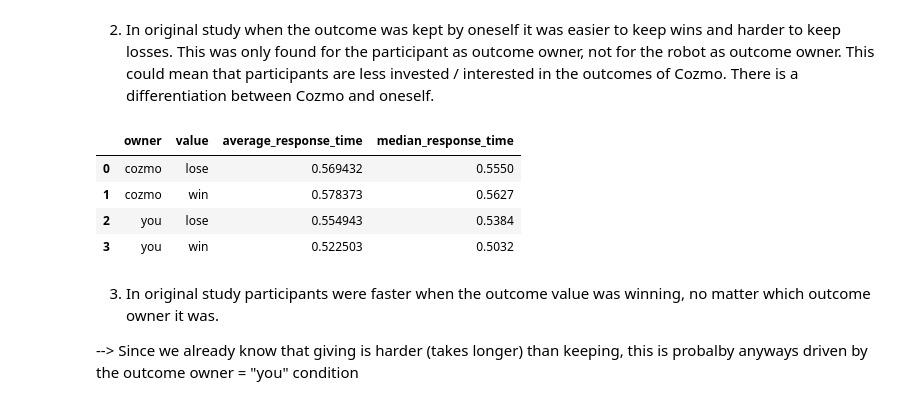
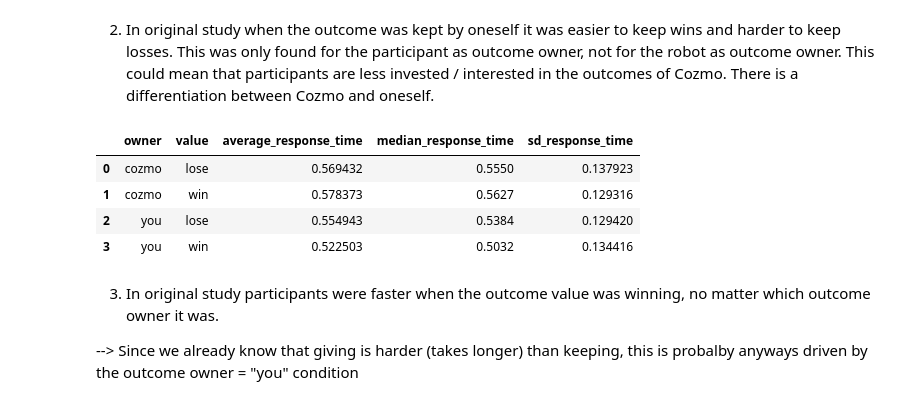
Before and after one commit to anjaghub/master_thesis, a Jupyter notebook: analysis.ipynb, the cells around one changed output. Drawn from its saved outputs; the diff is of its cells as text; code cells hidden in the pictures.

```diff
--- a/analysis.ipynb
+++ b/analysis.ipynb
@@ -312,13 +312,13 @@ plt.show()
 2. In original study when the outcome was kept by oneself it was easier to keep wins and harder to keep losses. This was only found for the participant as outcome owner, not for the robot as outcome owner. This could mean that participants are less invested / interested in the outcomes of Cozmo. There is a differentiation between Cozmo and oneself.
 # %%
 # Group by owner, value
-data.groupby(['owner', 'value']).agg(average_response_time=('owner_confirm_rt', 'mean'), median_response_time=('owner_confirm_rt', 'median')).reset_index()
+data.groupby(['owner', 'value']).agg(average_response_time=('owner_confirm_rt', 'mean'), median_response_time=('owner_confirm_rt', 'median'), sd_response_time = ('owner_confirm_rt', 'std')).reset_index()
 # %% [output]
-|  | owner | value | average_response_time | median_response_time |
-| 0 | cozmo | lose | 0.569432 | 0.5550 |
-| 1 | cozmo | win | 0.578373 | 0.5627 |
-| 2 | you | lose | 0.554943 | 0.5384 |
-| 3 | you | win | 0.522503 | 0.5032 |
+|  | owner | value | average_response_time | median_response_time | sd_response_time |
+| 0 | cozmo | lose | 0.569432 | 0.5550 | 0.137923 |
+| 1 | cozmo | win | 0.578373 | 0.5627 | 0.129316 |
+| 2 | you | lose | 0.554943 | 0.5384 | 0.129420 |
+| 3 | you | win | 0.522503 | 0.5032 | 0.134416 |
 # %% [markdown]
 3. In original study participants were faster when the outcome value was winning, no matter which outcome owner it was.
 
```
Also changed, not shown: parts of 9 cells of this notebook, 1 other file.
